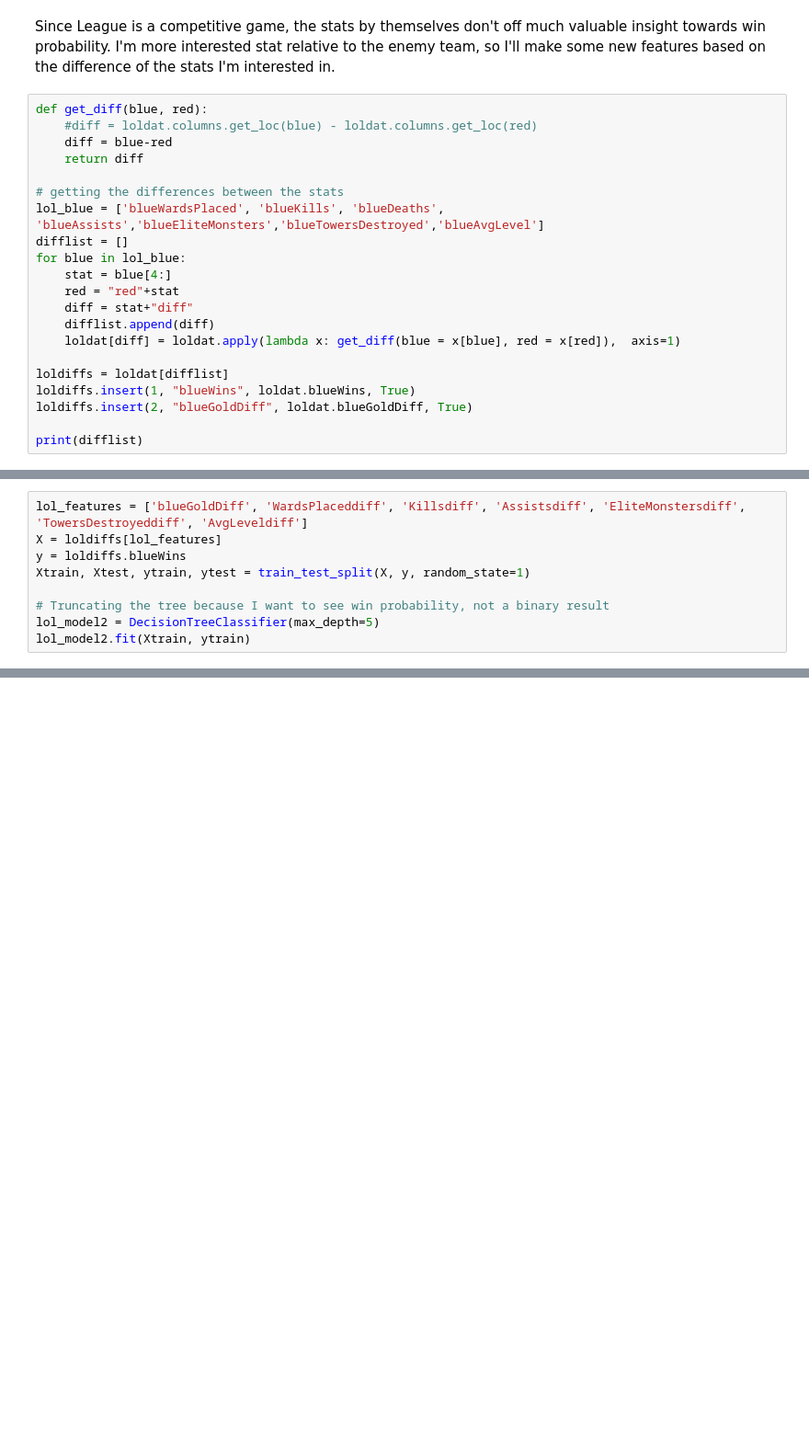
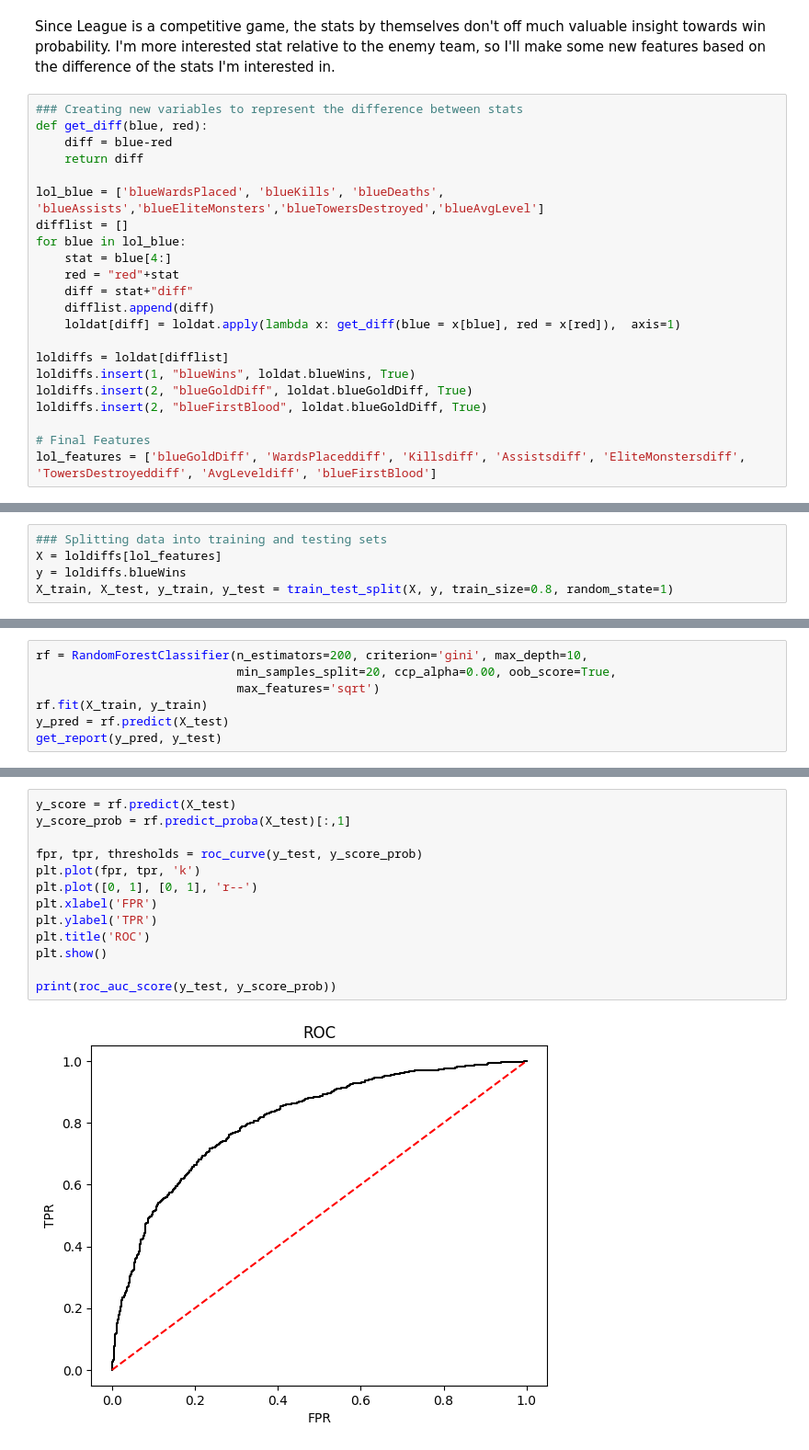
Before and after one commit to si-rui126/lol-win-rate, a Jupyter notebook: league-of-legends-10-min-prediction-model.ipynb, the cells around one changed output, grey strips where cells are left out. Shown: that part at 92% size. Drawn from its saved outputs; the diff is of its cells as text; blank space fills up the shorter version.

Commit message:
Kaggle Notebook | League of Legends 10-min Prediction Model | Version 5

```diff
--- a/league-of-legends-10-min-prediction-model.ipynb
+++ b/league-of-legends-10-min-prediction-model.ipynb
@@ -66,12 +60,11 @@ X = loldat[lol_features]
 # %% [markdown]
 Since League is a competitive game, the stats by themselves don't off much valuable insight towards win probability. I'm more interested stat relative to the enemy team, so I'll make some new features based on the difference of the stats I'm interested in.
 # %%
+### Creating new variables to represent the difference between stats
 def get_diff(blue, red):
-    #diff = loldat.columns.get_loc(blue) - loldat.columns.get_loc(red)
     diff = blue-red
     return diff
 
-# getting the differences between the stats
 lol_blue = ['blueWardsPlaced', 'blueKills', 'blueDeaths', 'blueAssists','blueEliteMonsters','blueTowersDestroyed','blueAvgLevel']
 difflist = []
 for blue in lol_blue:
@@ -84,5 +77,7 @@ for blue in lol_blue:
 loldiffs = loldat[difflist]
 loldiffs.insert(1, "blueWins", loldat.blueWins, True)
 loldiffs.insert(2, "blueGoldDiff", loldat.blueGoldDiff, True)
+loldiffs.insert(2, "blueFirstBlood", loldat.blueGoldDiff, True)
 
-print(difflist)
+# Final Features
+lol_features = ['blueGoldDiff', 'WardsPlaceddiff', 'Killsdiff', 'Assistsdiff', 'EliteMonstersdiff', 'TowersDestroyeddiff', 'AvgLeveldiff', 'blueFirstBlood']
@@ -94,9 +83,0 @@ I'm using a DecisionTreeClassifier and truncating it to obtain a probability, ra
-# %%
-lol_features = ['blueGoldDiff', 'WardsPlaceddiff', 'Killsdiff', 'Assistsdiff', 'EliteMonstersdiff', 'TowersDestroyeddiff', 'AvgLeveldiff']
-X = loldiffs[lol_features]
-y = loldiffs.blueWins
-Xtrain, Xtest, ytrain, ytest = train_test_split(X, y, random_state=1)
-
-# Truncating the tree because I want to see win probability, not a binary result
-lol_model2 = DecisionTreeClassifier(max_depth=5)
-lol_model2.fit(Xtrain, ytrain)
@@ -161,0 +84,5 @@ I'll test it out on an actual game. I took the data from WBG vs. T1 game 1 at Wo
+# %%
+### Splitting data into training and testing sets
+X = loldiffs[lol_features]
+y = loldiffs.blueWins
+X_train, X_test, y_train, y_test = train_test_split(X, y, train_size=0.8, random_state=1)
@@ -161,0 +108,7 @@ I'll test it out on an actual game. I took the data from WBG vs. T1 game 1 at Wo
+# %%
+rf = RandomForestClassifier(n_estimators=200, criterion='gini', max_depth=10,
+                            min_samples_split=20, ccp_alpha=0.00, oob_score=True,
+                            max_features='sqrt')
+rf.fit(X_train, y_train)
+y_pred = rf.predict(X_test)
+get_report(y_pred, y_test)
@@ -161,0 +234,15 @@ I'll test it out on an actual game. I took the data from WBG vs. T1 game 1 at Wo
+# %%
+y_score = rf.predict(X_test)
+y_score_prob = rf.predict_proba(X_test)[:,1]
+
+fpr, tpr, thresholds = roc_curve(y_test, y_score_prob)
+plt.plot(fpr, tpr, 'k')
+plt.plot([0, 1], [0, 1], 'r--')
+plt.xlabel('FPR')
+plt.ylabel('TPR')
+plt.title('ROC')
+plt.show()
+
+print(roc_auc_score(y_test, y_score_prob))
+# %% [output]
+[figure, added]
```
Also changed, not shown: parts of 38 cells of this notebook.
